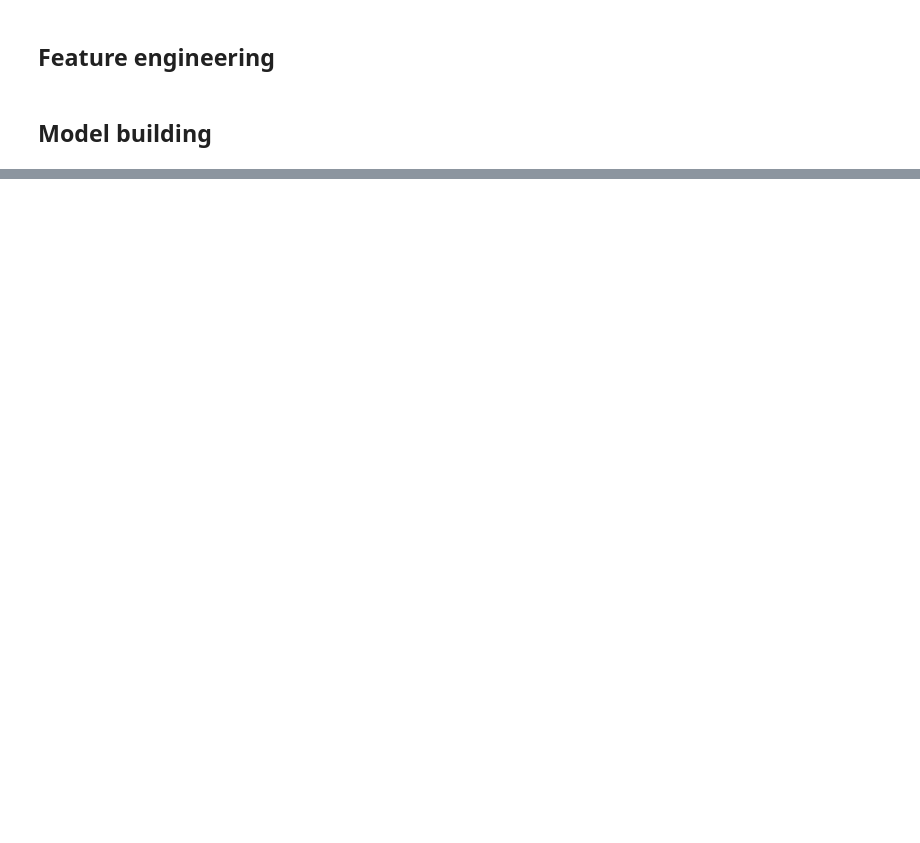
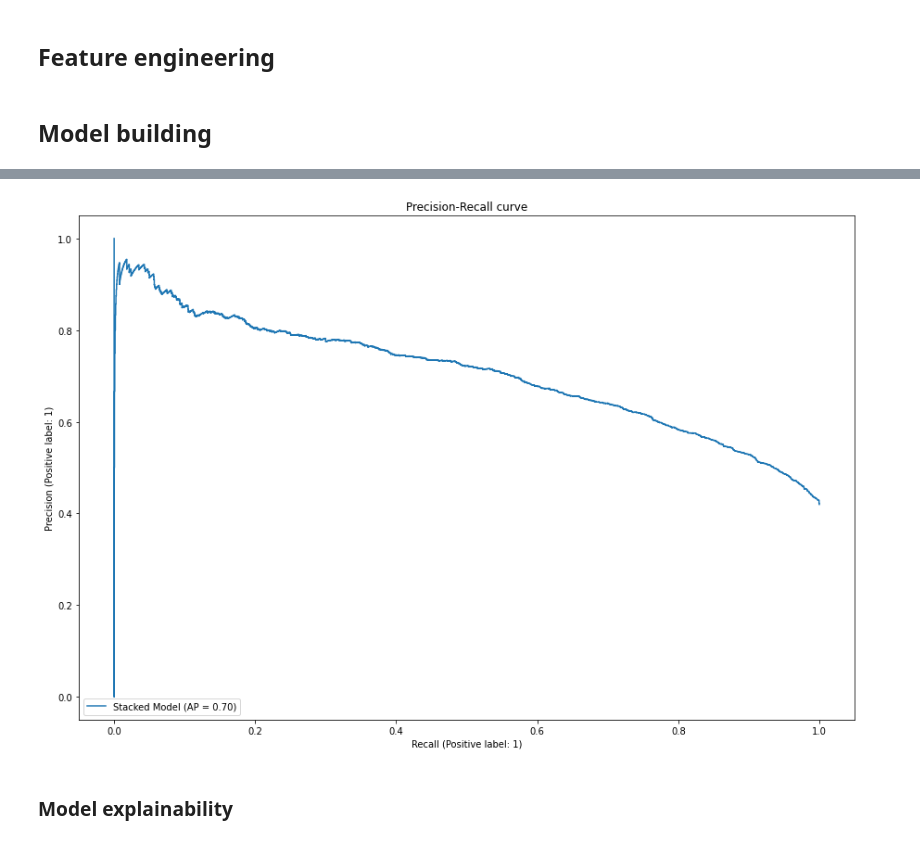
Before and after one commit to McGill-MMA-EnterpriseAnalytics/Spotify-Music, a Jupyter notebook: scratch/model.ipynb, the cells around one changed output, grey strips where cells are left out. Cells and saved outputs as stored; diff of their text form; code cells hidden in the pictures; blank space fills up the shorter version.

```diff
--- a/scratch/model.ipynb
+++ b/scratch/model.ipynb
@@ -274,6 +296,10 @@ feature_engineering = ColumnTransformer(
 estimators = [
     ("knn", KNeighborsClassifier()),
     ("rf", RandomForestClassifier()),
+    ("svm", SVC()),
+    ("gnb", GaussianNB()),
+    ("gbc", GradientBoostingClassifier()),
+    ("dt", DecisionTreeClassifier()),
 ]
 
 final_estimator = LogisticRegression()
@@ -322,0 +433,9 @@ plt.show()
+# %%
+# Plot Precision-Recall curve
+pr_curve = PrecisionRecallDisplay.from_estimator(
+    pipeline, X_test, y_test, name="Stacked Model"
+)
+
+_ = pr_curve.ax_.set_title("Precision-Recall curve")
+_ = pr_curve.figure_.set_size_inches(15, 10)
+# %% [output]
@@ -322,0 +443,3 @@ plt.show()
+[figure, added]
+# %% [markdown]
+### Model explainability
```
Also changed, not shown: parts of 15 cells of this notebook.
